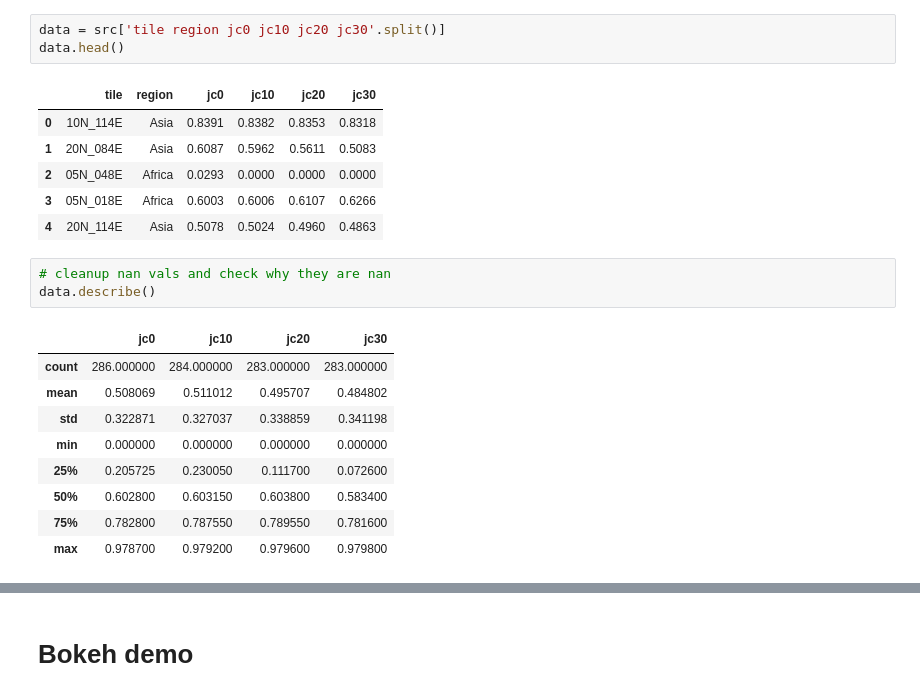
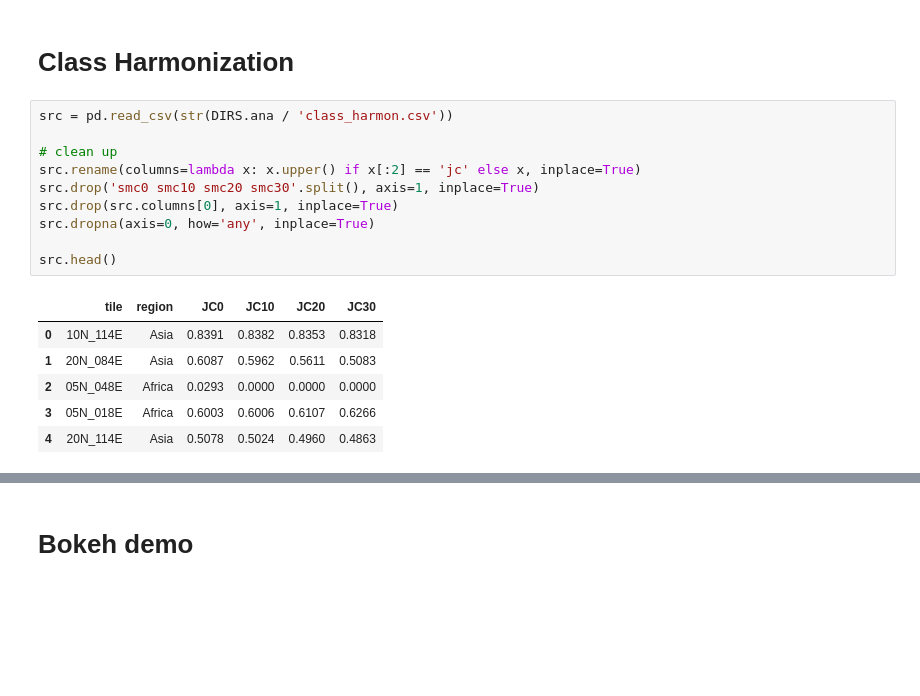
Before and after one commit to l5d1l5/tropicly, a Jupyter notebook: 5 Analysis.ipynb, the cells around one changed output, grey strips where cells are left out. Saved outputs shown, nothing was run; the diff lists cells and outputs as text; blank space fills up the shorter version.

```diff
--- a/5 Analysis.ipynb
+++ b/5 Analysis.ipynb
@@ -31,23 +19,19 @@ src.head()
-# %%
-data = src['tile region jc0 jc10 jc20 jc30'.split()]
-data.head()
-# %% [output]
-|  | tile | region | jc0 | jc10 | jc20 | jc30 |
-| 0 | 10N_114E | Asia | 0.8391 | 0.8382 | 0.8353 | 0.8318 |
-| 1 | 20N_084E | Asia | 0.6087 | 0.5962 | 0.5611 | 0.5083 |
-| 2 | 05N_048E | Africa | 0.0293 | 0.0000 | 0.0000 | 0.0000 |
-| 3 | 05N_018E | Africa | 0.6003 | 0.6006 | 0.6107 | 0.6266 |
-| 4 | 20N_114E | Asia | 0.5078 | 0.5024 | 0.4960 | 0.4863 |
-# %%
-# cleanup nan vals and check why they are nan
-data.describe()
-# %% [output]
-|  | jc0 | jc10 | jc20 | jc30 |
-| count | 286.000000 | 284.000000 | 283.000000 | 283.000000 |
-| mean | 0.508069 | 0.511012 | 0.495707 | 0.484802 |
-| std | 0.322871 | 0.327037 | 0.338859 | 0.341198 |
-| min | 0.000000 | 0.000000 | 0.000000 | 0.000000 |
-| 25% | 0.205725 | 0.230050 | 0.111700 | 0.072600 |
-| 50% | 0.602800 | 0.603150 | 0.603800 | 0.583400 |
-| 75% | 0.782800 | 0.787550 | 0.789550 | 0.781600 |
-| max | 0.978700 | 0.979200 | 0.979600 | 0.979800 |
+# %% [markdown]
+# Class Harmonization
+# %%
+src = pd.read_csv(str(DIRS.ana / 'class_harmon.csv'))
+
+# clean up
+src.rename(columns=lambda x: x.upper() if x[:2] == 'jc' else x, inplace=True)
+src.drop('smc0 smc10 smc20 smc30'.split(), axis=1, inplace=True)
+src.drop(src.columns[0], axis=1, inplace=True)
+src.dropna(axis=0, how='any', inplace=True)
+
+src.head()
+# %% [output]
+|  | tile | region | JC0 | JC10 | JC20 | JC30 |
+| 0 | 10N_114E | Asia | 0.8391 | 0.8382 | 0.8353 | 0.8318 |
+| 1 | 20N_084E | Asia | 0.6087 | 0.5962 | 0.5611 | 0.5083 |
+| 2 | 05N_048E | Africa | 0.0293 | 0.0000 | 0.0000 | 0.0000 |
+| 3 | 05N_018E | Africa | 0.6003 | 0.6006 | 0.6107 | 0.6266 |
+| 4 | 20N_114E | Asia | 0.5078 | 0.5024 | 0.4960 | 0.4863 |
```
Also changed, not shown: parts of 10 cells of this notebook.
